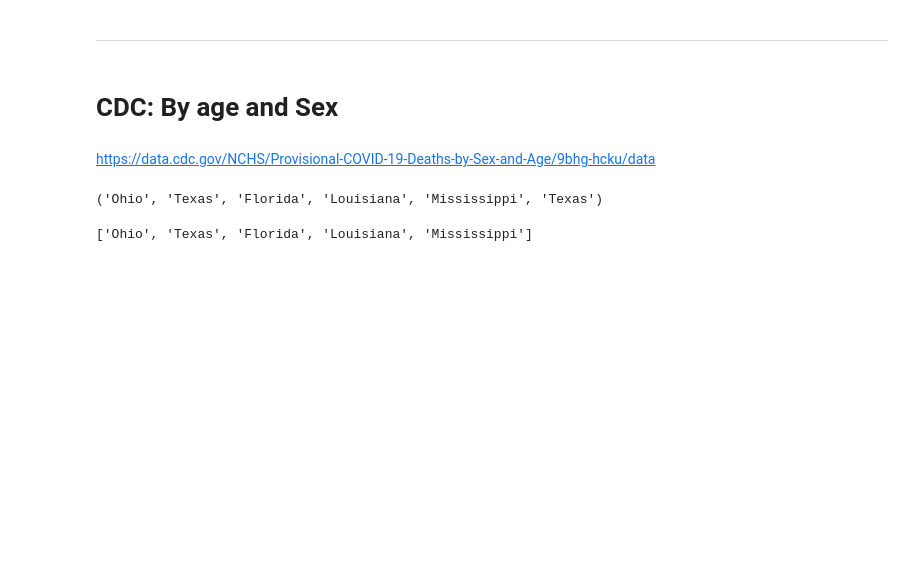
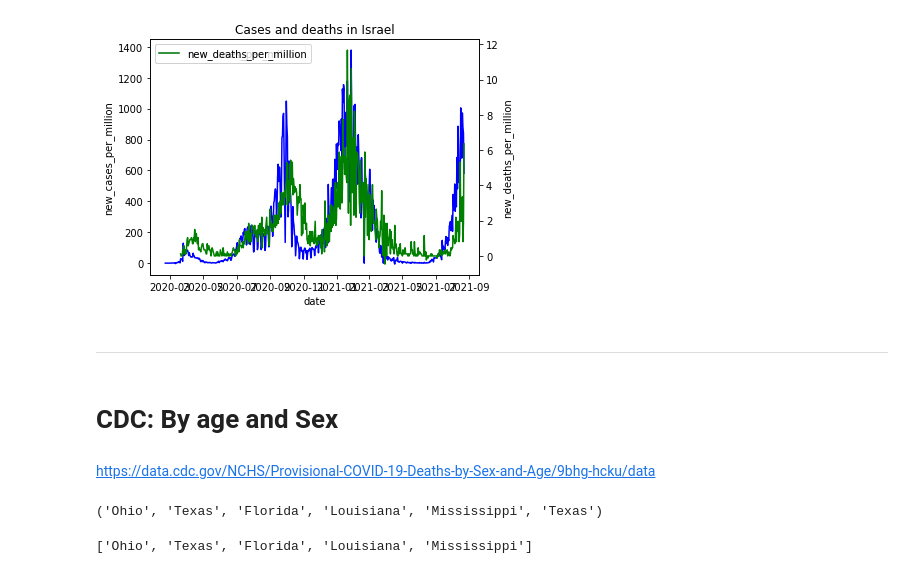
Before and after one commit to pomkos/covid_dash, a Jupyter notebook: sandbox.ipynb, the cells around one changed output. Saved outputs shown, nothing was run; the diff lists cells and outputs as text; code cells hidden in the pictures; blank space fills up the shorter version.

```diff
--- a/sandbox.ipynb
+++ b/sandbox.ipynb
@@ -1,3 +67,9 @@
+# %%
+plotter(col1='new_cases_per_million',col2='new_deaths_per_million', save=False)
+plt.title('Cases and deaths in Israel')
+plt.savefig('cases_and_Deaths.png', dpi=300, facecolor='white')
+# %% [output]
+[figure, added]
 # %% [markdown]
 ---------------------------------
 # %% [markdown]
```
Also changed, not shown: parts of 22 cells of this notebook, 7 other files.
